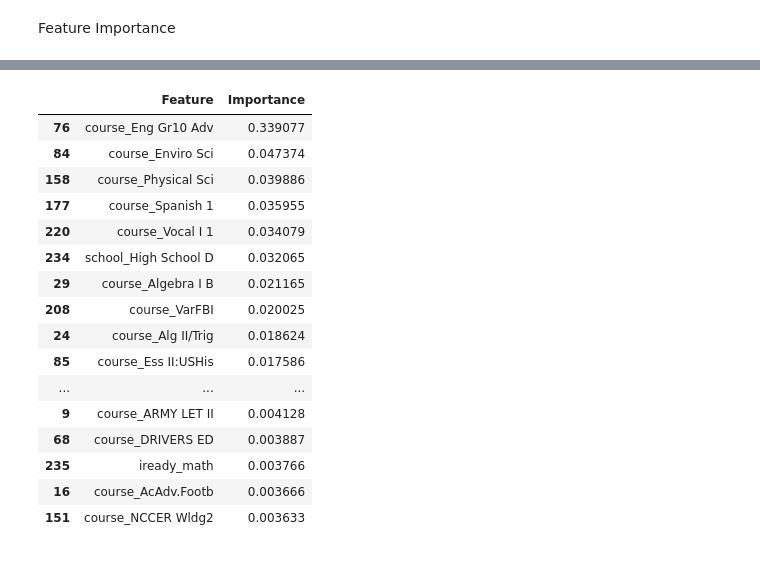
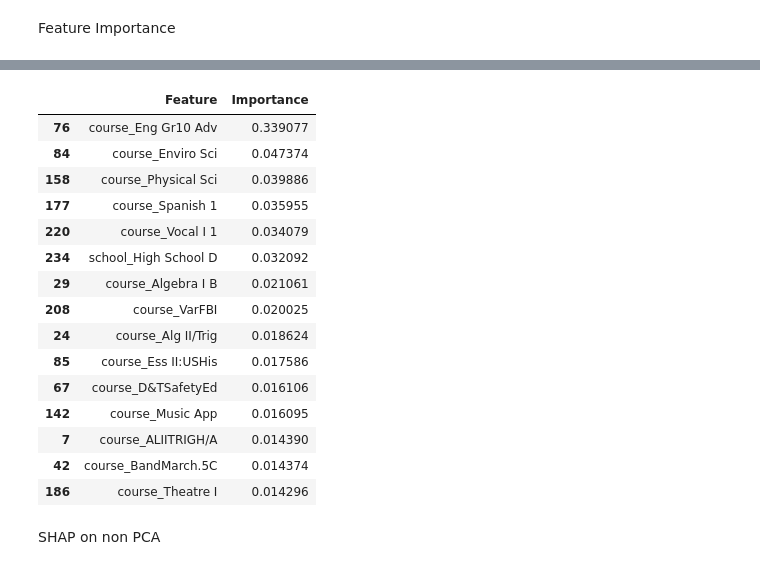
Before and after one commit to level-data-1a/predicting-proficiency, a Jupyter notebook: DecisionTree/ActReading.ipynb, the cells around one changed output, grey strips where cells are left out. Drawn from its saved outputs; the diff is of its cells as text; code cells hidden in the pictures.

```diff
--- a/DecisionTree/ActReading.ipynb
+++ b/DecisionTree/ActReading.ipynb
@@ -436,22 +466,21 @@ print(importance_dfRead)
 
 [238 rows x 2 columns]
 # %%
-importance_dfRead.head(50)
+importance_dfRead.head(15)
 # %% [output]
 |  | Feature | Importance |
 | 76 | course_Eng Gr10 Adv | 0.339077 |
 | 84 | course_Enviro Sci | 0.047374 |
 | 158 | course_Physical Sci | 0.039886 |
 | 177 | course_Spanish 1 | 0.035955 |
 | 220 | course_Vocal I 1 | 0.034079 |
-| 234 | school_High School D | 0.032065 |
-| 29 | course_Algebra I B | 0.021165 |
+| 234 | school_High School D | 0.032092 |
+| 29 | course_Algebra I B | 0.021061 |
 | 208 | course_VarFBI | 0.020025 |
 | 24 | course_Alg II/Trig | 0.018624 |
 | 85 | course_Ess II:USHis | 0.017586 |
-| ... | ... | ... |
-| 9 | course_ARMY LET II | 0.004128 |
-| 68 | course_DRIVERS ED | 0.003887 |
-| 235 | iready_math | 0.003766 |
-| 16 | course_AcAdv.Footb | 0.003666 |
-| 151 | course_NCCER Wldg2 | 0.003633 |
+| 67 | course_D&TSafetyEd | 0.016106 |
+| 142 | course_Music App | 0.016095 |
+| 7 | course_ALIITRIGH/A | 0.014390 |
+| 42 | course_BandMarch.5C | 0.014374 |
+| 186 | course_Theatre I | 0.014296 |
@@ -462,0 +487,2 @@ top_50_columns_df = importance_dfRead[top_50_columns]
+# %% [markdown]
+SHAP on non PCA
```
Also changed, not shown: parts of 17 cells of this notebook, 8 other files.
